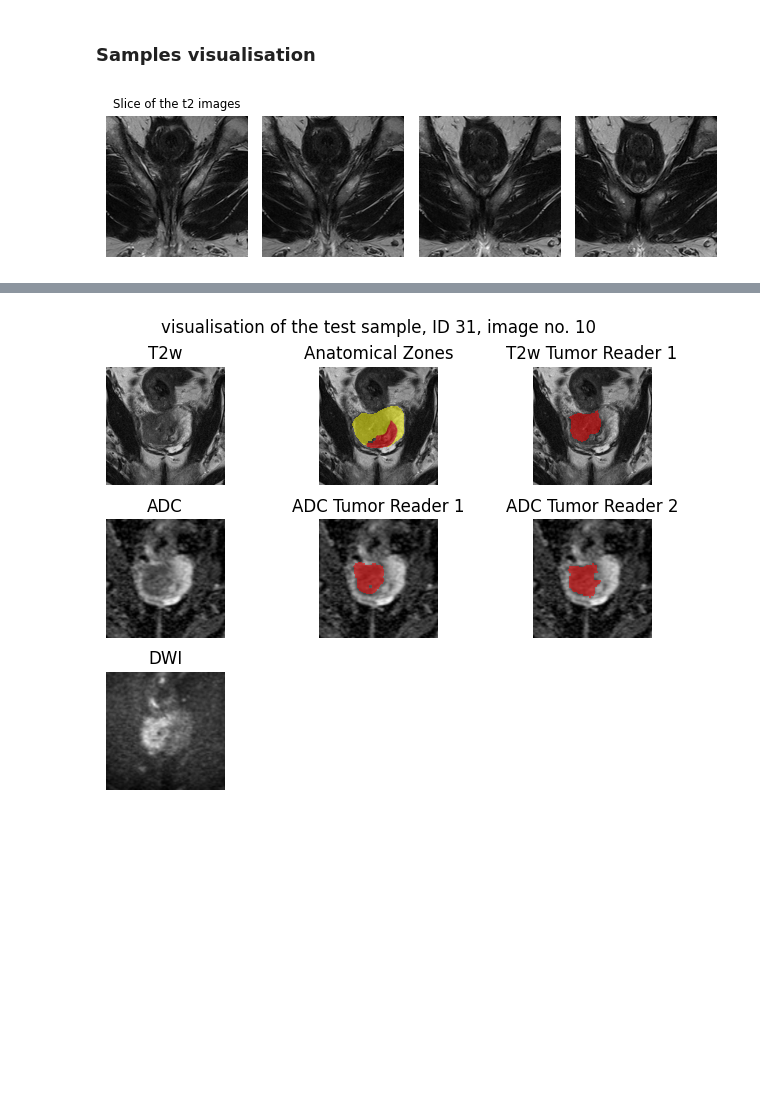
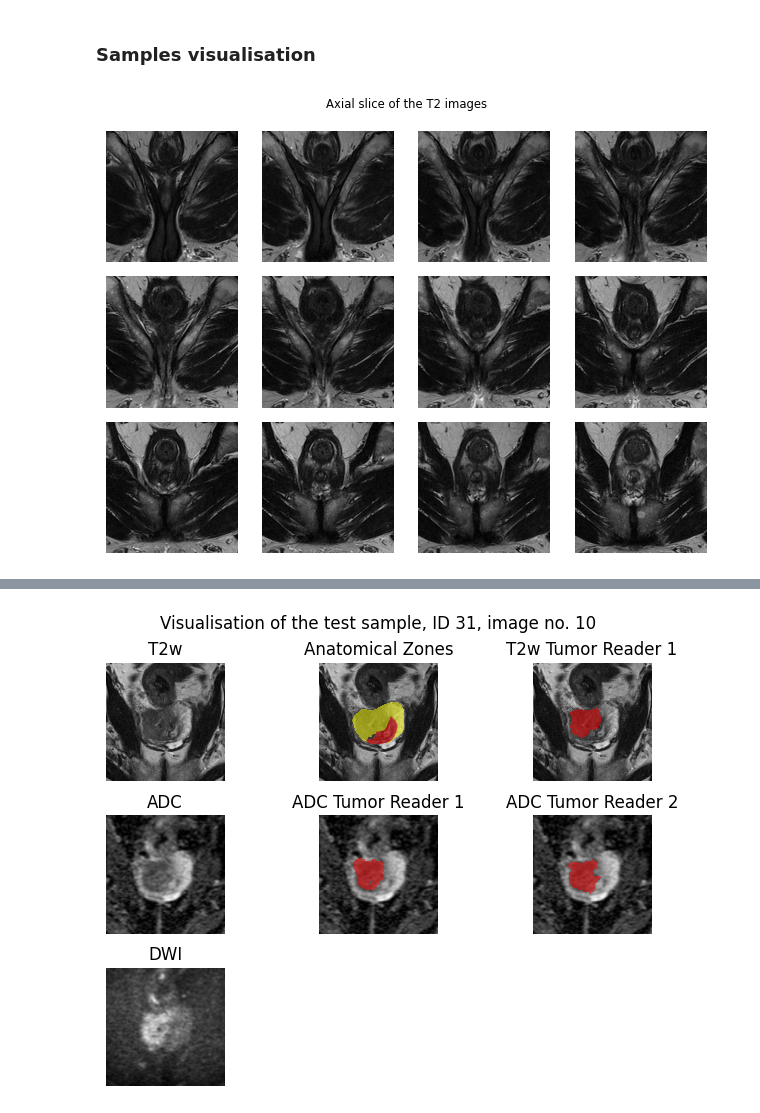
Before and after one commit to TinyRogue/Prostate-Cancer-MRI, a Jupyter notebook: main.ipynb, the cells around one changed output, grey strips where cells are left out. Cells and saved outputs as stored; diff of their text form; code cells hidden in the pictures; blank space fills up the shorter version.

```diff
--- a/main.ipynb
+++ b/main.ipynb
@@ -106,16 +131,18 @@ def load_nii(f_name, dir=train_dir):
     return (img, data)
 # %%
 t2, t2_data = load_nii(train_df.iloc[2]['t2'])
-t2_slice = t2_data[:, :, 4:8]
-img_count = t2_data_slice.shape[-1]
-fig, axs = plt.subplots(1, 4)
-for i in range(img_count):
+t2_slice = t2_data[:, :]
+img_count = t2_slice.shape[-1]
+cols = 4
+rows = img_count // cols + (0 if img_count % cols == 0 else 1)
+fig, axs = plt.subplots(min(rows, 3), cols)
+for i in range(min(img_count, 12)):
     axs.flat[i].imshow(ndi.rotate(t2_slice[:,:,i], 90), cmap='gray')
     axs.flat[i].axis('off')
 
-axs.flat[0].set_title('Slice of the t2 images', size='small')
+fig.suptitle('Axial slice of the T2 images', size='small')
+plt.axis('off')
 plt.tight_layout()
-plt.axis('off')
 plt.show()
 # %% [output]
-[figure, old version]
+[figure, new version]
```
Also changed, not shown: parts of 5 cells of this notebook.
